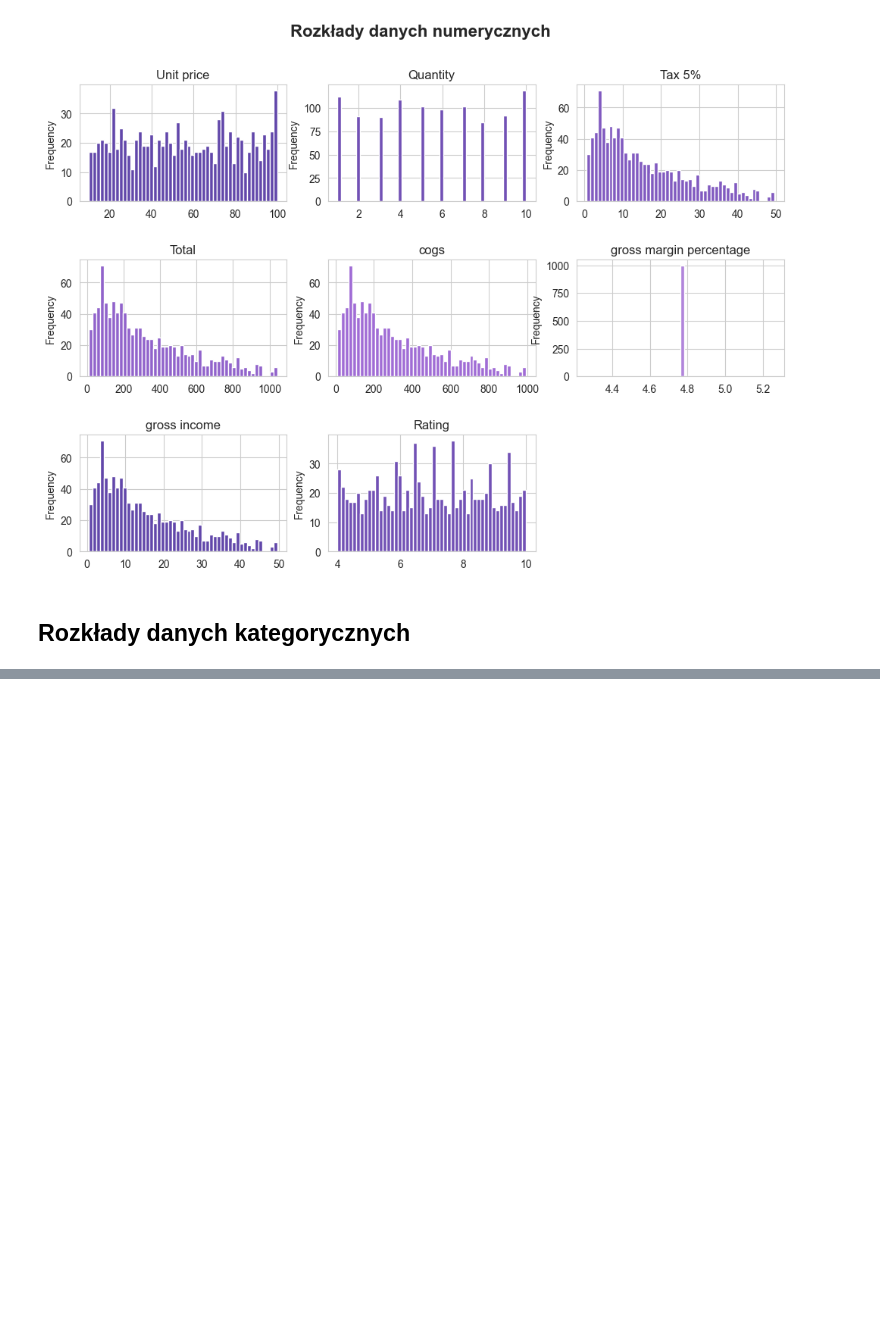
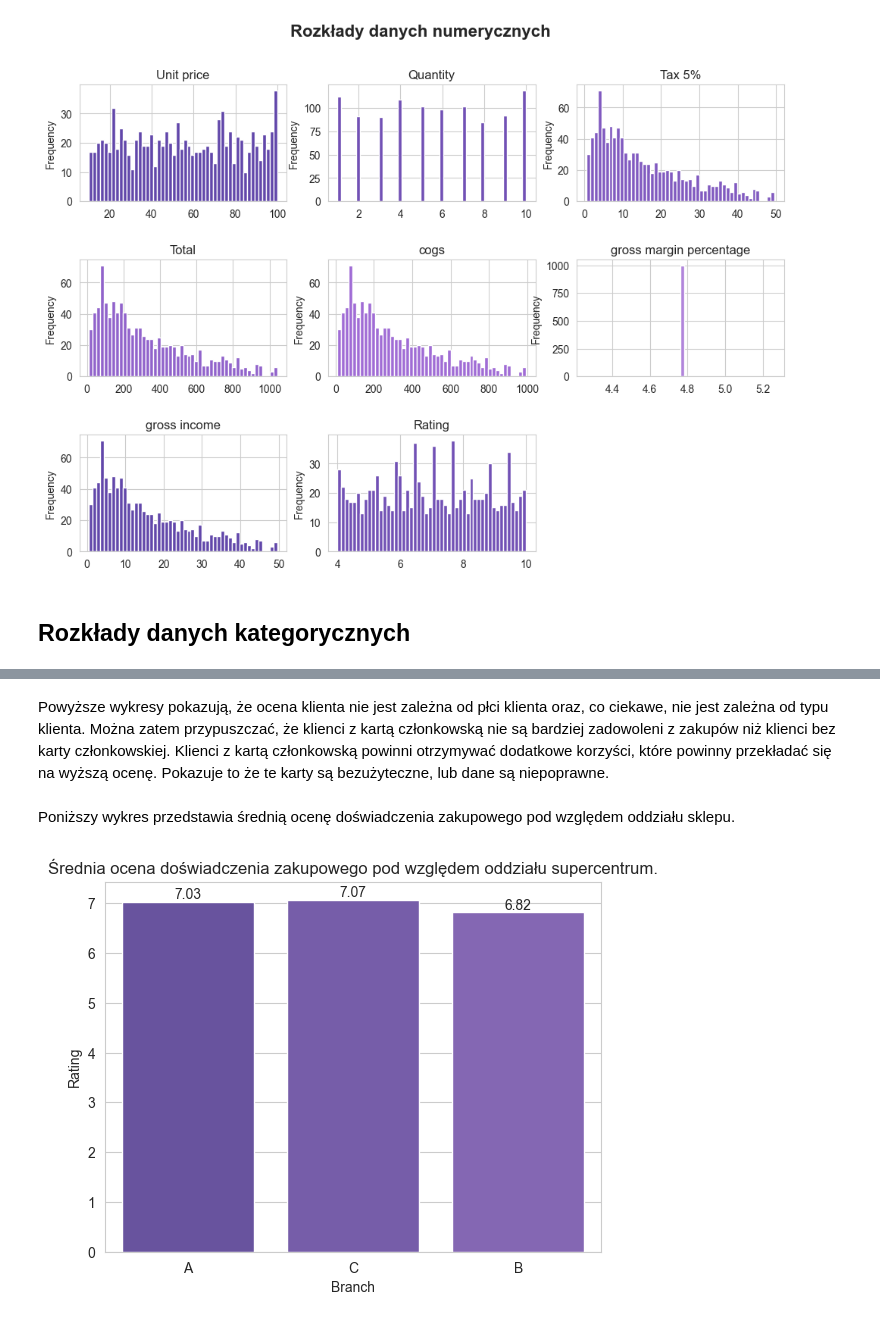
Before and after one commit to rstudion-t/biedronka-analysis, a Jupyter notebook: rstudion-t/notebooks/analysis.ipynb, the cells around one changed output, grey strips where cells are left out. Drawn from its saved outputs; the diff is of its cells as text; code cells hidden in the pictures; blank space fills up the shorter version.

```diff
--- a/rstudion-t/notebooks/analysis.ipynb
+++ b/rstudion-t/notebooks/analysis.ipynb
@@ -233,0 +322,29 @@ Text(0.5, 1.0, 'Ile produktów danej kategorii sprzedano w danej godzinie')
+# %% [markdown]
+Powyższe wykresy pokazują, że ocena klienta nie jest zależna od płci klienta oraz, co ciekawe, nie jest zależna od typu klienta. Można zatem przypuszczać, że klienci z kartą członkowską nie są bardziej zadowoleni z zakupów niż klienci bez karty członkowskiej. Klienci z kartą członkowską powinni otrzymywać dodatkowe korzyści, które powinny przekładać się na wyższą ocenę. Pokazuje to że te karty są bezużyteczne, lub dane są niepoprawne.
+# %% [markdown]
+Poniższy wykres przedstawia średnią ocenę doświadczenia zakupowego pod względem oddziału sklepu.
+# %%
+ax = sns.barplot(
+    data=df,
+    x="Branch",
+    y="Rating",
+    errorbar=None,
+    estimator="mean",
+    palette=custom_palette,
+)
+
+plt.title("Średnia ocena doświadczenia zakupowego pod względem oddziału supercentrum.")
+
+for p in ax.patches:
+    ax.annotate(
+        f"{p.get_height():.2f}",
+        (p.get_x() + p.get_width() / 2.0, p.get_height()),
+        ha="center",
+        va="center",
+        xytext=(0, 5),
+        textcoords="offset points",
+    )
+
+plt.show()
+# %% [output]
+[figure, added]
```
Also changed, not shown: parts of 61 cells of this notebook, 10 other files.
